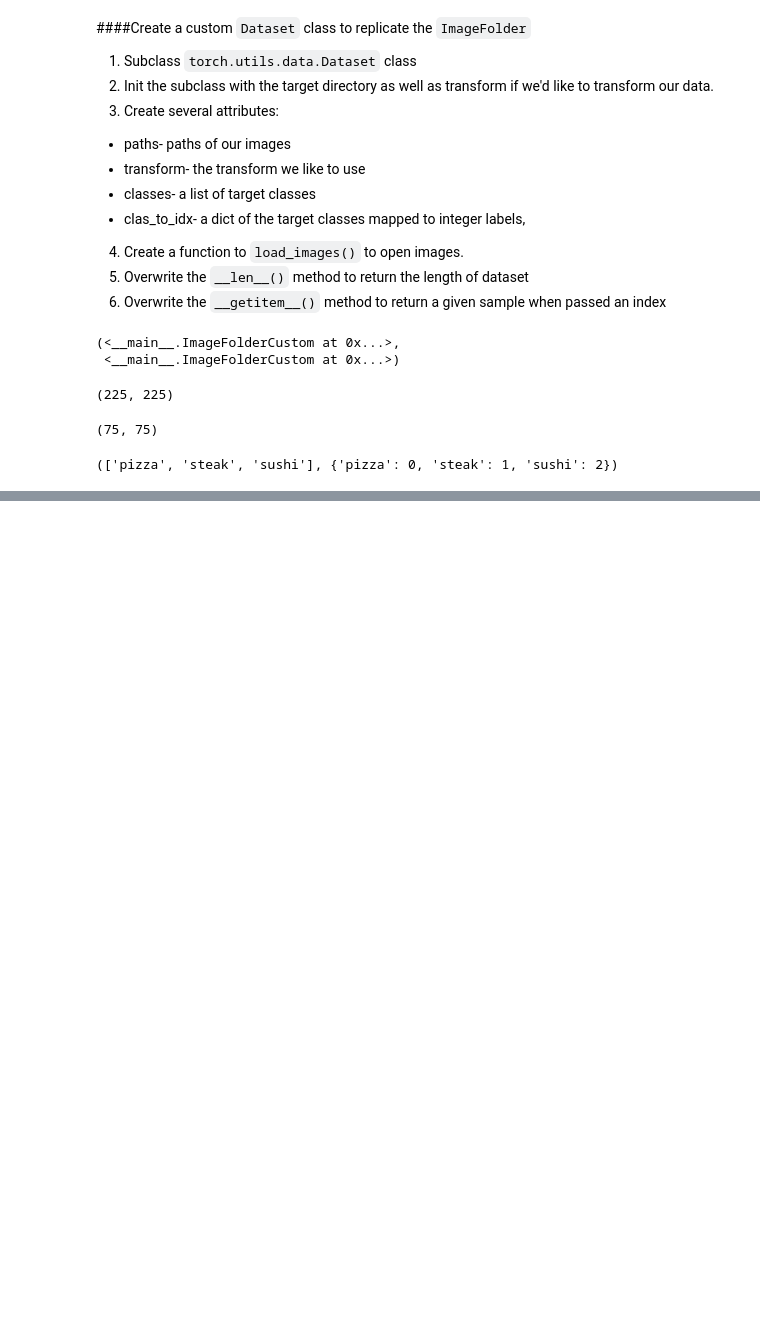
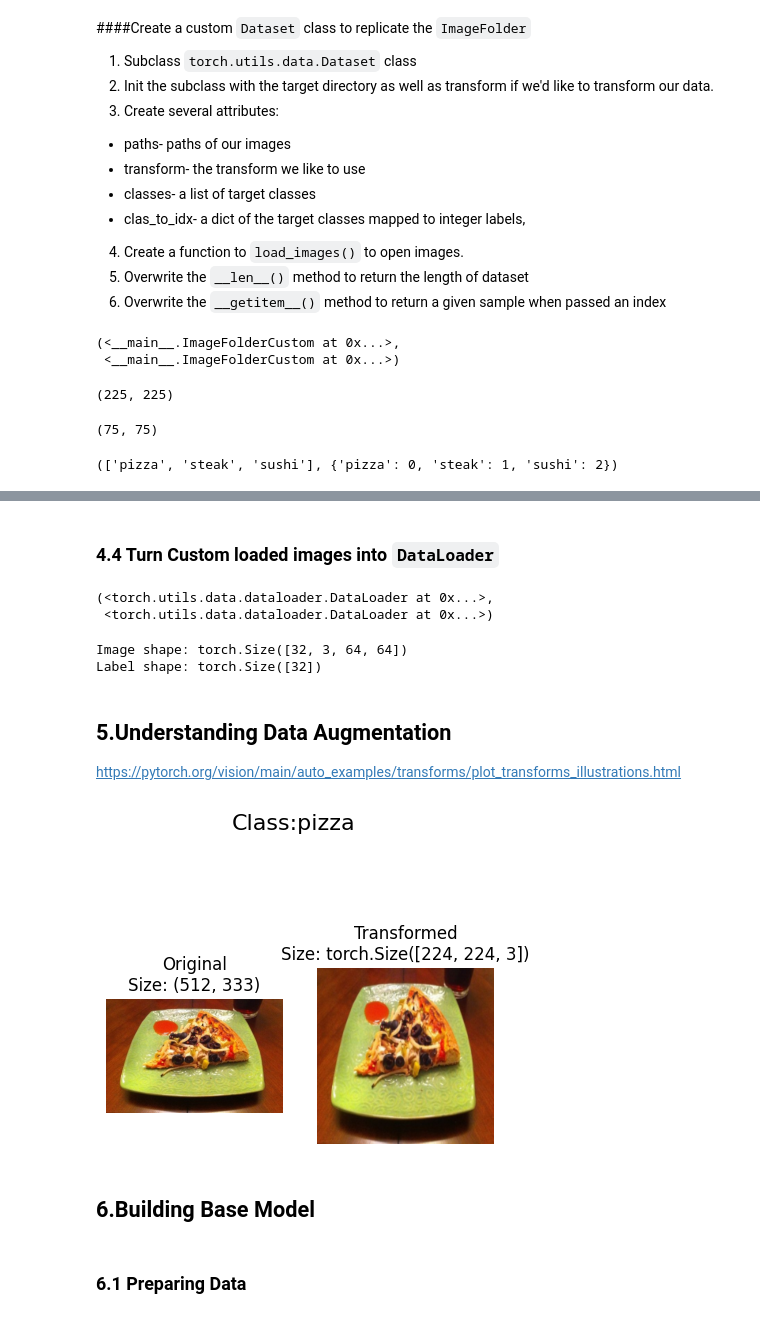
Before and after one commit to HarshEkbote/PyTorch-Basics, a Jupyter notebook: 05_ModelforCustomData.ipynb, the cells around one changed output, grey strips where cells are left out. Saved outputs shown, nothing was run; the diff lists cells and outputs as text; code cells hidden in the pictures; blank space fills up the shorter version.

```diff
--- a/05_ModelforCustomData.ipynb
+++ b/05_ModelforCustomData.ipynb
@@ -520,0 +521,56 @@ For display purposes, n shouldn't be larger than 10, setting to 10 and removing
+# %% [markdown]
+### 4.4 Turn Custom loaded images into `DataLoader`
+# %%
+from torch.utils.data import DataLoader
+BATCH_SIZE=32
+train_dataloader_cus=DataLoader(dataset=train_data_custom,
+                                batch_size=BATCH_SIZE,
+                                num_workers=0,
+                                shuffle=True)
+
+test_dataloader_cus=DataLoader(dataset=test_data_custom,
+                               batch_size=BATCH_SIZE,
+                               num_workers=0,
+                               shuffle=False)
+
+train_dataloader_cus,test_dataloader_cus
+# %% [output]
+(<torch.utils.data.dataloader.DataLoader at 0x...>,
+ <torch.utils.data.dataloader.DataLoader at 0x...>)
+# %%
+#Get image and label from data laoder
+img_cus,label_cus=next(iter(train_dataloader_cus))
+
+print(f"Image shape: {img_cus.shape} ")
+print(f"Label shape: {label_cus.shape}")
+# %% [output]
+Image shape: torch.Size([32, 3, 64, 64])
+Label shape: torch.Size([32])
+# %% [markdown]
+## 5.Understanding Data Augmentation
+https://pytorch.org/vision/main/auto_examples/transforms/plot_transforms_illustrations.html
+# %%
+# Trival Augment
+from torchvision import transforms
+
+train_transforms=transforms.Compose([
+    transforms.Resize(size=(224,224)),
+    transforms.TrivialAugmentWide(num_magnitude_bins=5),
+    transforms.ToTensor()
+])
+
+test_transforms=transforms.Compose([
+    transforms.Resize(size=(224,244)),
+    transforms.ToTensor()
+])
+# %%
+#Get all the image paths
+image_path_list=list(image_path.glob('*/*/*.jpg'))
+
+plot_transformed_image(image_path_list,transform=train_transforms,n=1,seed=None)
+# %% [output]
+[figure, added]
+# %% [markdown]
+## 6.Building Base Model
+# %% [markdown]
+### 6.1 Preparing Data
```
Also changed, not shown: parts of 9 cells of this notebook.
